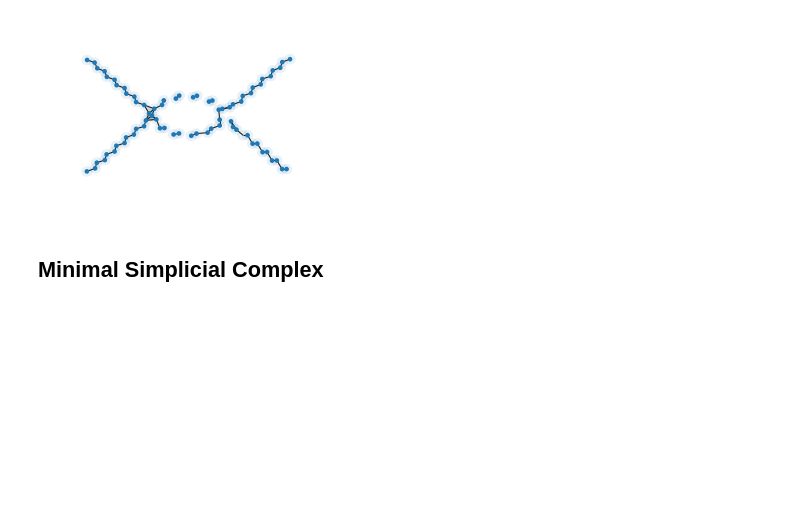
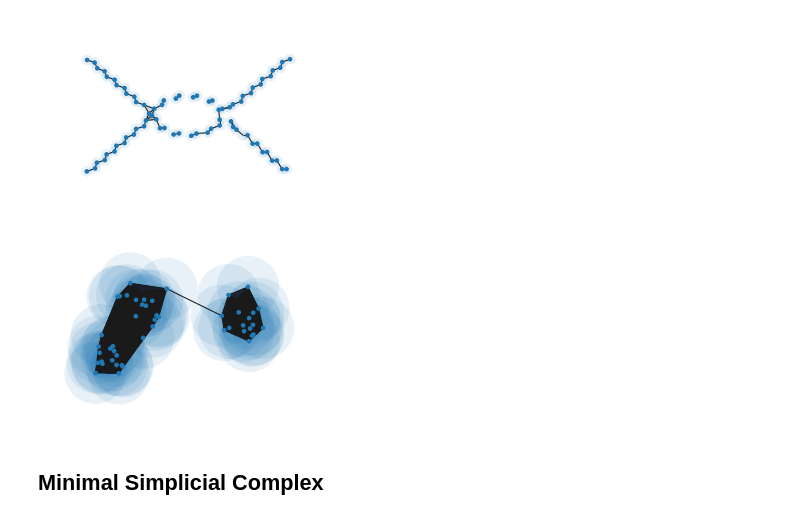
Before and after one commit to vda-lab/biperscan, a Jupyter notebook: notebooks/Simplicial_Complex.ipynb, the cells around one changed output. Saved outputs shown, nothing was run; the diff lists cells and outputs as text; code cells hidden in the pictures; blank space fills up the shorter version.

Commit message:
add figures

```diff
--- a/notebooks/Simplicial_Complex.ipynb
+++ b/notebooks/Simplicial_Complex.ipynb
@@ -193,6 +193,96 @@ for threshold in [95, 31, 25]:
 [figure]
 [figure]
 [figure]
+# %%
+from scipy.spatial.distance import pdist, squareform
+from scipy.sparse import coo_matrix
+from sklearn.datasets import make_blobs
+import networkx as nx
+
+
+X, _ = make_blobs(50, centers=3)
+dists = pdist(X)
+dists_list = np.sort(dists)
+
+
+xlim = None
+ylim = None
+
+for threshold in [2.7, 1.4, 1]:
+    edges = dists < (threshold * 2)
+    edges = coo_matrix(squareform(edges))
+    edges.eliminate_zeros()
+    g = nx.Graph(edges)
+
+    faces = []
+    for source in range(edges.shape[0]):
+        for neighbor in g.neighbors(source):
+            for second_degree in g.neighbors(neighbor):
+                if source in g.neighbors(second_degree):
+                    faces.append((source, neighbor, second_degree))
+
+    poly = [
+        [
+            (X[faces[i][0], 0], X[faces[i][0], 1]),
+            (X[faces[i][1], 0], X[faces[i][1], 1]),
+            (X[faces[i][2], 0], X[faces[i][2], 1]),
+        ]
+        for i in range(len(faces))
+    ]
+
+    fig = sized_fig(0.33)
+    ax = plt.gca()
+
+    edge_list, _ = zip(*nx.get_edge_attributes(g, "weight").items())
+    edge_colors = [(X[e[0], 0] + X[e[1], 0]) / 2 for e in edge_list]
+    node_list = list(range(edges.col.max()))
+    node_colors = X[node_list, 0]
+
+    for i in range(len(X)):
+        ax.add_patch(
+            plt.Circle(
+                (X[i, 0], X[i, 1]),
+                threshold,
+                facecolor="C0",
+                alpha=0.1,
+                zorder=-2,
+                linewidth=0,
+                edgecolor="none",
+            )
+        )
+
+    for face in range(len(faces)):
+        p = plt.Polygon(poly[face], fc="k", ec="none", alpha=0.015, zorder=-1)
+        ax.add_patch(p)
+
+    nx.draw_networkx(
+        g,
+        pos=X,
+        ax=ax,
+        edgelist=edge_list,
+        nodelist=node_list,
+        edge_color="k",
+        node_color="C0",
+        width=0.5,
+        node_size=5,
+        with_labels=False,
+        linewidths=0,
+        edgecolors="none",
+    )
+
+    plt.axis("off")
+    if xlim is None:
+        ax.set_aspect("equal")
+        xlim = plt.xlim()
+        ylim = plt.ylim()
+    else:
+        plt.xlim(xlim)
+        plt.ylim(ylim)
+    plt.subplots_adjust(0, 0, 1, 1)
+    plt.savefig(f"./images/vietoris_rips_blobs_{threshold}.pdf", pad_inches=0)
+    plt.show()
+# %% [output]
+[figure, added]
 # %% [markdown]
 ## Minimal Simplicial Complex
 # %%
```
Also changed, not shown: 3 other files.
